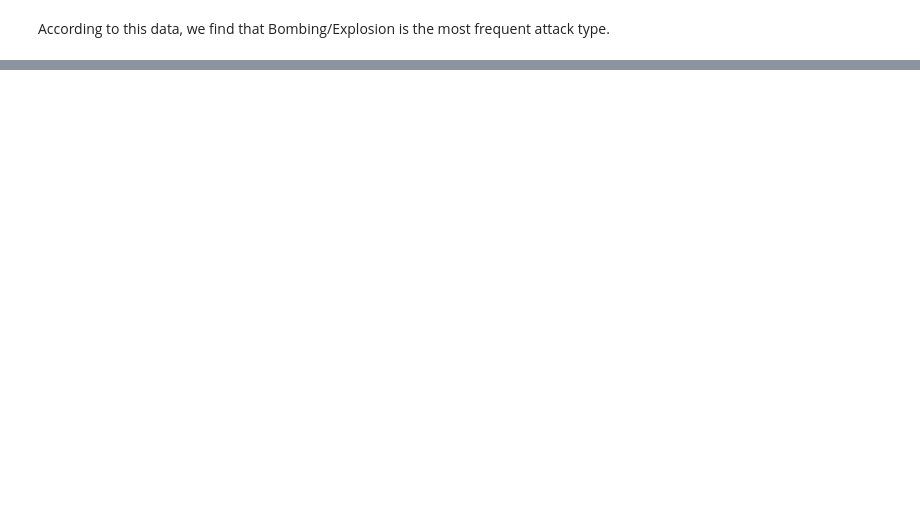
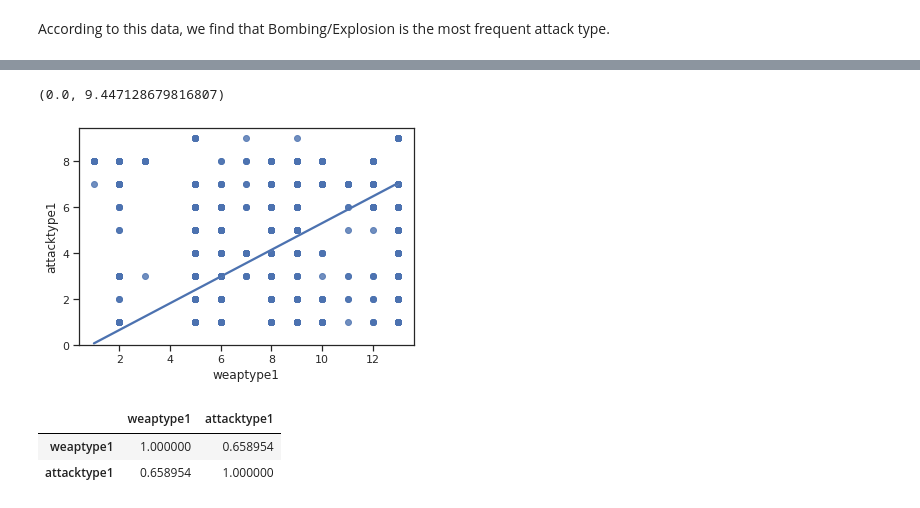
Before and after one commit to GauravBFG10K/Global-Terrorism---EDA, a Jupyter notebook: Global_Terrorism_Analysis_Capstone_Project.ipynb, the cells around one changed output, grey strips where cells are left out. Cells and saved outputs as stored; diff of their text form; code cells hidden in the pictures; blank space fills up the shorter version.

```diff
--- a/Global_Terrorism_Analysis_Capstone_Project.ipynb
+++ b/Global_Terrorism_Analysis_Capstone_Project.ipynb
@@ -232,0 +270,12 @@ dfa
+# %%
+sns.regplot(x="weaptype1", y="attacktype1", data=df)
+plt.ylim(0,)
+# %% [output]
+(0.0, 9.447128679816807)
+[figure, added]
+# %%
+df[["weaptype1","attacktype1"]].corr()
+# %% [output]
+|  | weaptype1 | attacktype1 |
+| weaptype1 | 1.000000 | 0.658954 |
+| attacktype1 | 0.658954 | 1.000000 |
```
Also changed, not shown: parts of 14 cells of this notebook.
